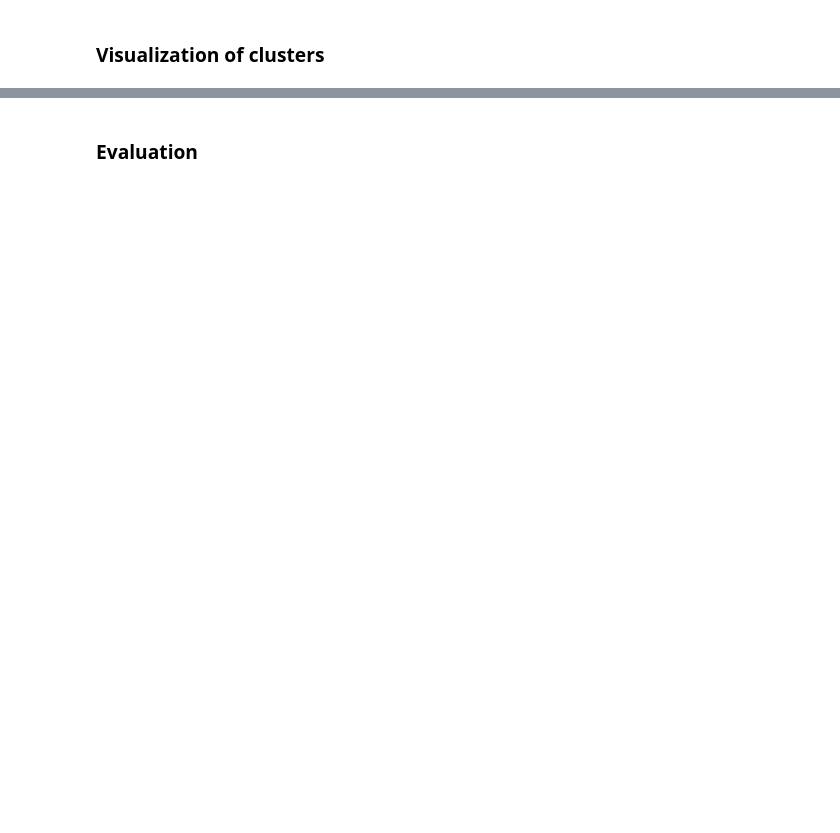
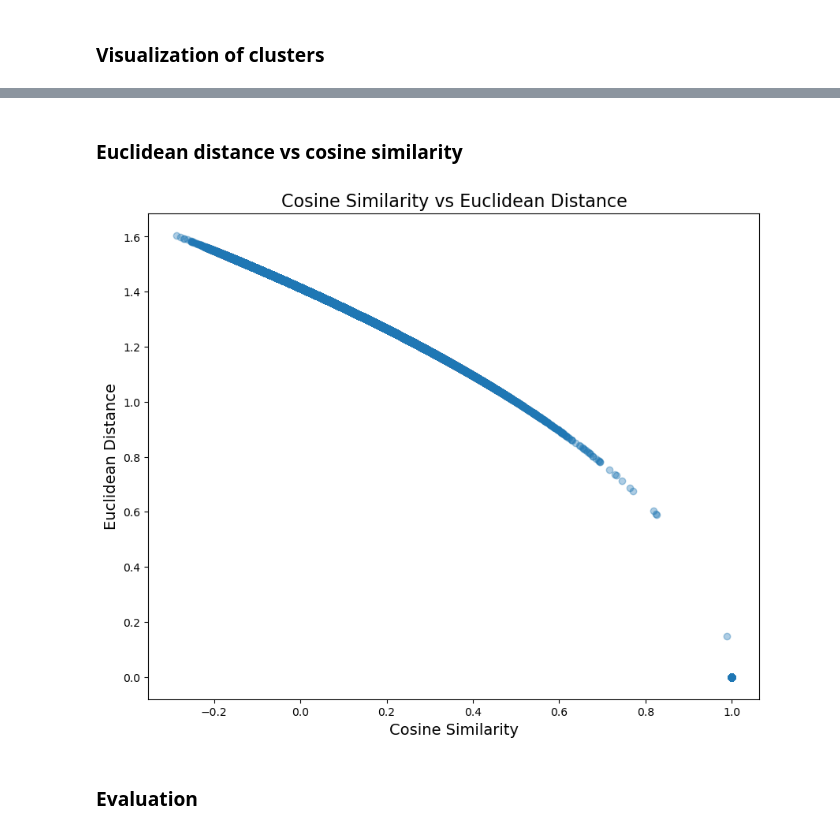
Before and after one commit to cancetinsoy/semantic-search-and-retrieval-with-sbert, a Jupyter notebook: test.ipynb, the cells around one changed output, grey strips where cells are left out. Saved outputs shown, nothing was run; the diff lists cells and outputs as text; code cells hidden in the pictures; blank space fills up the shorter version.

```diff
--- a/test.ipynb
+++ b/test.ipynb
@@ -94,3 +91,22 @@ plt.show()
+# %% [markdown]
+### Euclidean distance vs cosine similarity
+# %%
+from scipy.spatial.distance import pdist, squareform
+
+cosine_similarity = np.dot(small_db.doc_vectors, small_db.doc_vectors.T).flatten()
+# Calculate the Euclidean distance between all vectors
+euclidean_distances = squareform(pdist(small_db.doc_vectors, metric='euclidean'))
+euclidean_distances = euclidean_distances.flatten()
+
+# Plot the cosine similarity and euclidean distance
+plt.figure(figsize=(10, 8))
+plt.scatter(cosine_similarity, euclidean_distances, alpha=0.2)
+plt.title('Cosine Similarity vs Euclidean Distance', fontsize=16)
+plt.xlabel('Cosine Similarity', fontsize=14)
+plt.ylabel('Euclidean Distance', fontsize=14)
+plt.show()
+# %% [output]
+[figure, added]
 # %% [markdown]
 ### Evaluation
 # %%
```
Also changed, not shown: parts of 13 cells of this notebook, 6 other files.
